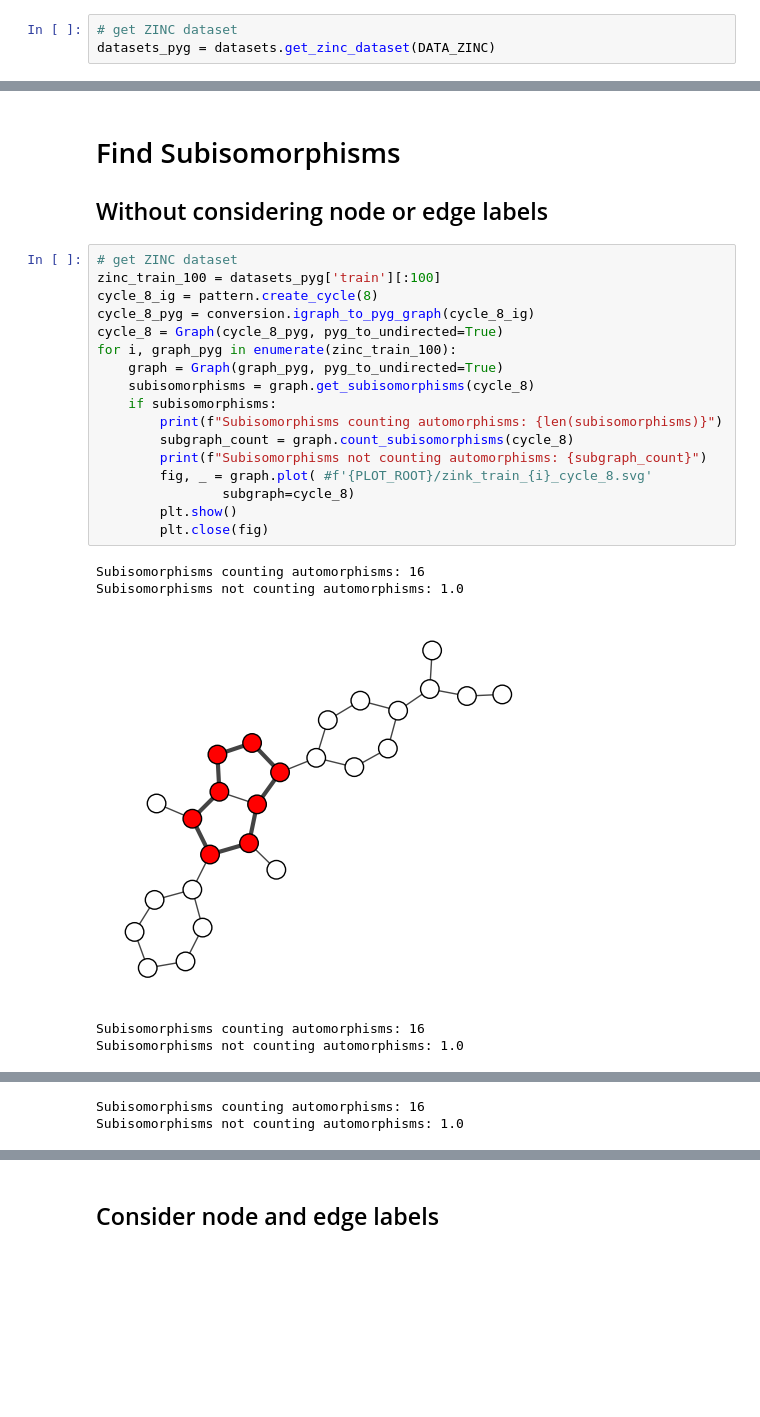
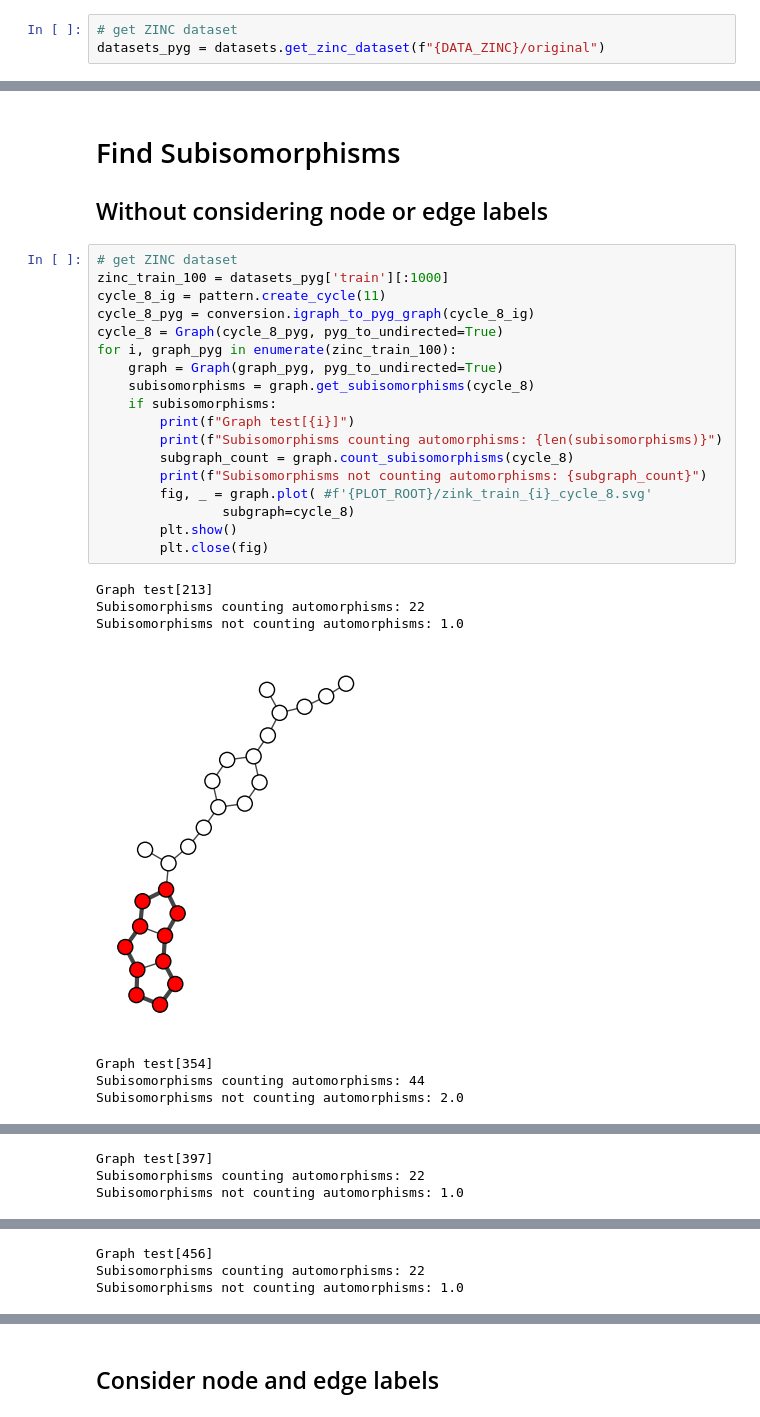
Before and after one commit to stefanjp/SubgraphCounting, a Jupyter notebook: examples/subgraph_counting.ipynb, the cells around one changed output, grey strips where cells are left out. Saved outputs shown, nothing was run; the diff lists cells and outputs as text; blank space fills up the shorter version.

```diff
--- a/examples/subgraph_counting.ipynb
+++ b/examples/subgraph_counting.ipynb
@@ -10,7 +10,7 @@ DATA_ZINC = '../data/datasets/ZINC'
 # Load ZINC Dataset
 # %%
 # get ZINC dataset
-datasets_pyg = datasets.get_zinc_dataset(DATA_ZINC)
+datasets_pyg = datasets.get_zinc_dataset(f"{DATA_ZINC}/original")
 # %% [markdown]
 # Plot first graph of ZINC Train Set
 # %%
@@ -29,24 +29,27 @@ graph.plot(#, f'{PLOT_ROOT}/zink_train_1_attributes.svg'
 ## Without considering node or edge labels
 # %%
 # get ZINC dataset
-zinc_train_100 = datasets_pyg['train'][:100]
-cycle_8_ig = pattern.create_cycle(8)
+zinc_train_100 = datasets_pyg['train'][:1000]
+cycle_8_ig = pattern.create_cycle(11)
 cycle_8_pyg = conversion.igraph_to_pyg_graph(cycle_8_ig)
 cycle_8 = Graph(cycle_8_pyg, pyg_to_undirected=True)
 for i, graph_pyg in enumerate(zinc_train_100):
     graph = Graph(graph_pyg, pyg_to_undirected=True)
     subisomorphisms = graph.get_subisomorphisms(cycle_8)
     if subisomorphisms:
+        print(f"Graph test[{i}]")
         print(f"Subisomorphisms counting automorphisms: {len(subisomorphisms)}")
         subgraph_count = graph.count_subisomorphisms(cycle_8)
         print(f"Subisomorphisms not counting automorphisms: {subgraph_count}")
         fig, _ = graph.plot( #f'{PLOT_ROOT}/zink_train_{i}_cycle_8.svg'
                 subgraph=cycle_8)
         plt.show()
         plt.close(fig)
 # %% [output]
-Subisomorphisms counting automorphisms: 16
+Graph test[213]
+Subisomorphisms counting automorphisms: 22
 Subisomorphisms not counting automorphisms: 1.0
-[figure, old version]
+[figure, new version]
-Subisomorphisms counting automorphisms: 16
-Subisomorphisms not counting automorphisms: 1.0
+Graph test[354]
+Subisomorphisms counting automorphisms: 44
+Subisomorphisms not counting automorphisms: 2.0
@@ -54,2 +57,3 @@ Subisomorphisms not counting automorphisms: 1.0
-Subisomorphisms counting automorphisms: 16
+Graph test[397]
+Subisomorphisms counting automorphisms: 22
 Subisomorphisms not counting automorphisms: 1.0
@@ -56,0 +61,3 @@ Subisomorphisms not counting automorphisms: 1.0
+Graph test[456]
+Subisomorphisms counting automorphisms: 22
+Subisomorphisms not counting automorphisms: 1.0
```
Also changed, not shown: parts of 1 cell of this notebook, 4 other files.
